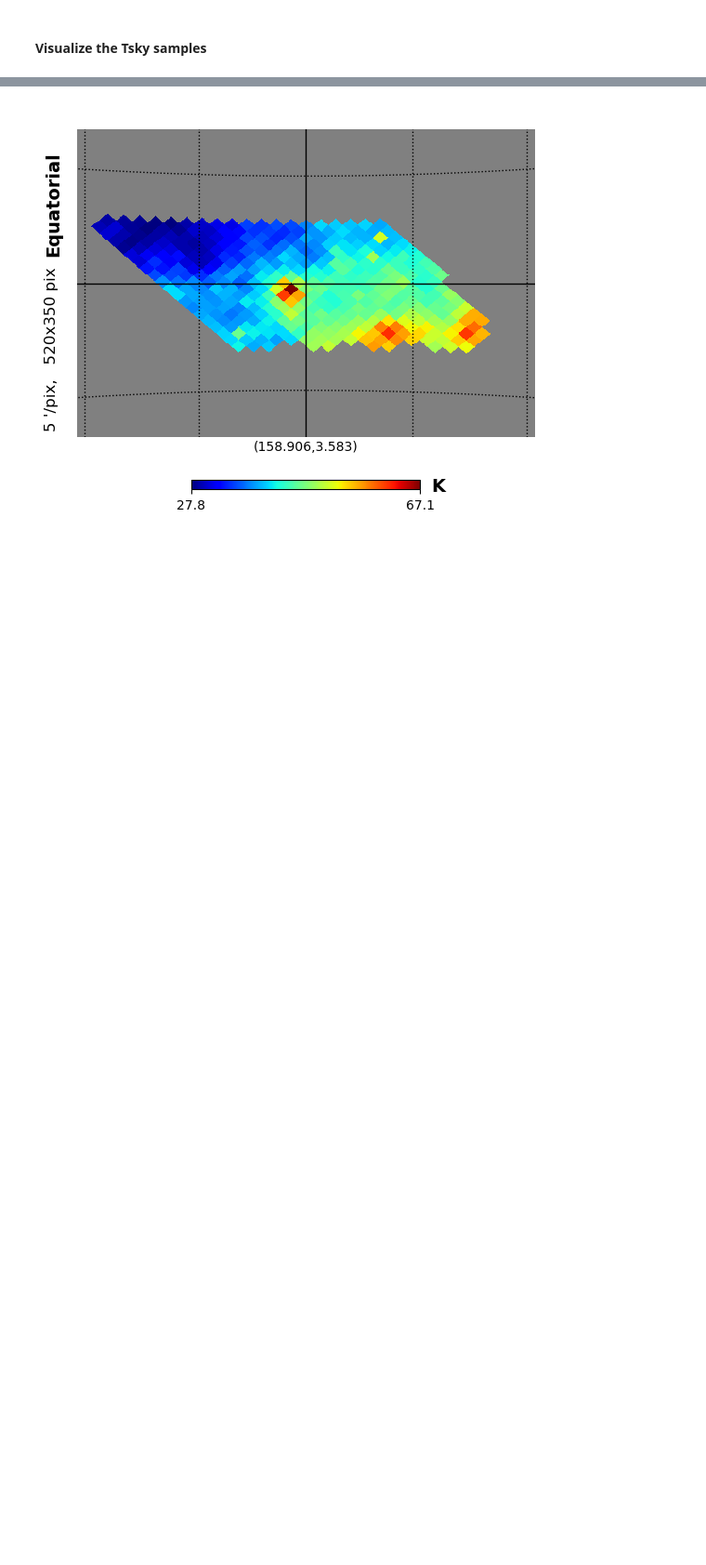
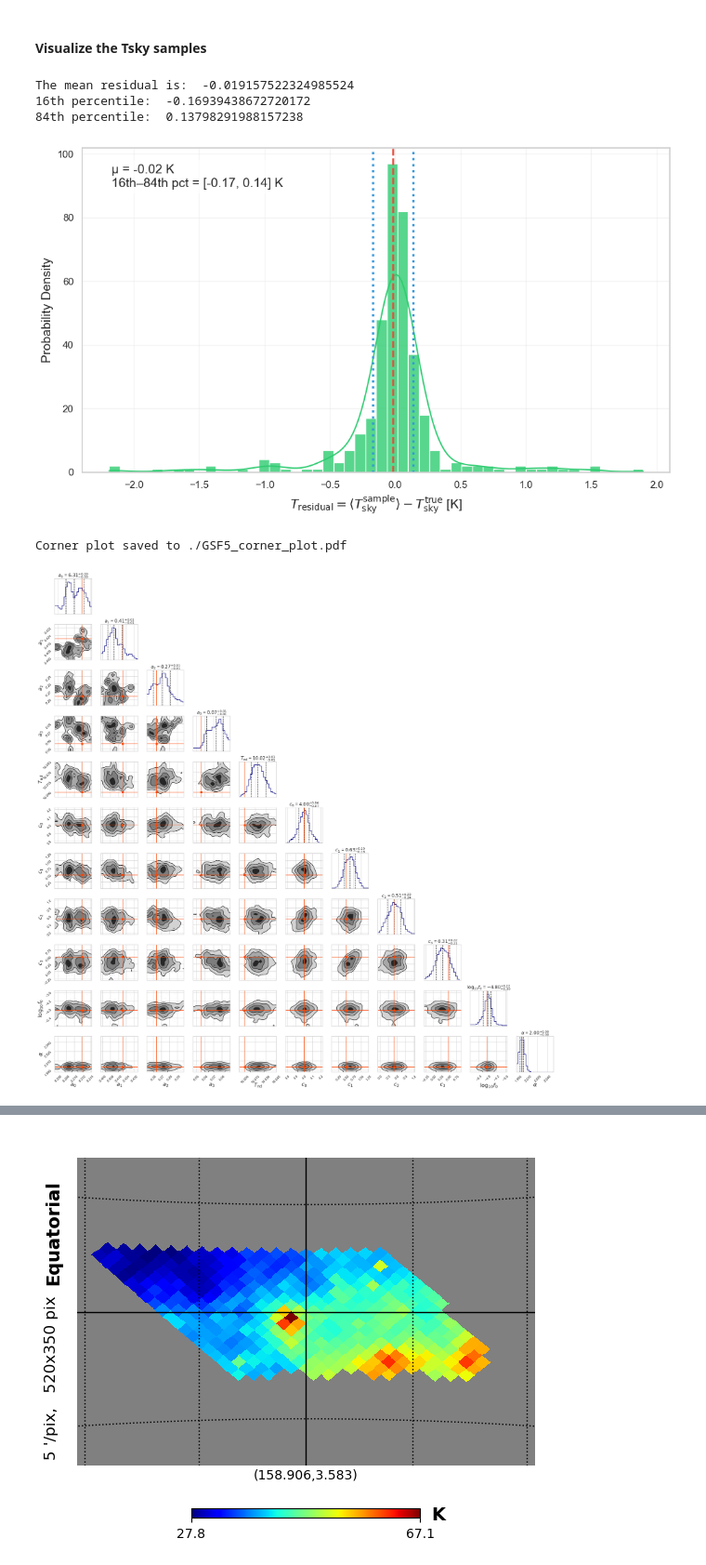
Before and after one commit to zzhang0123/hydra-tod, a Jupyter notebook: notebooks/workflow_GSF5.ipynb, the cells around one changed output, grey strips where cells are left out. Shown at 93% size. Saved outputs shown, nothing was run; the diff lists cells and outputs as text; code cells hidden in the pictures; blank space fills up the shorter version.

```diff
--- a/notebooks/workflow_GSF5.ipynb
+++ b/notebooks/workflow_GSF5.ipynb
@@ -212,12 +212,17 @@ np.save("outputs/GSF5/noise_samples.npy", np.concatenate(all_noise_samples, axis
 # %%
 # Read the saved samples
 
-# Tsys_samples = np.load('outputs/GSF5/Tsys_samples.npy')
+Tsys_samples = np.load('outputs/GSF5/Tsys_samples.npy')
+gain_samples = np.load('outputs/GSF5/gain_samples.npy')
+noise_samples = np.load('outputs/GSF5/noise_samples.npy')
 # %%
 num_pixels = len(pixel_indices)
 Tsky_samples = Tsys_samples[:, :num_pixels]
+other_samples = np.hstack((gain_samples[0], Tsys_samples[:, num_pixels:], noise_samples[0]))
 Tmean = np.mean(Tsky_samples, axis=0)
 Tstd = np.std(Tsky_samples, axis=0)
+Tresidual = Tmean - sky_params
+
 
 NPIX = hp.nside2npix(nside)
 
@@ -228,3 +233,17 @@ sample_std_map = np.zeros(NPIX, dtype=float)
 true_map[pixel_indices] = sky_params
 sample_mean_map[pixel_indices] = Tmean
 sample_std_map[pixel_indices] = Tstd
+# %%
+# Calculate residuals
+residuals = Tmean - sky_params
+from visualisation import *
+plot_residual_histogram(residuals, save_path="./GSF5_residuals_histogram.pdf")
+truths = list(gain_params_setting) + [T_ndiode]+ list(rec_params) + [logf0_list[0], alpha]
+plot_corner(other_samples, truths=truths, label_kwargs={"fontsize": 18}, save_path='./GSF5_corner_plot.pdf')
+# %% [output]
+The mean residual is:  -0.019157522324985524
+16th percentile:  -0.16939438672720172
+84th percentile:  0.13798291988157238
+[figure, added]
+Corner plot saved to ./GSF5_corner_plot.pdf
+[figure, added]
```
Also changed, not shown: parts of 1 cell of this notebook, 29 other files.
